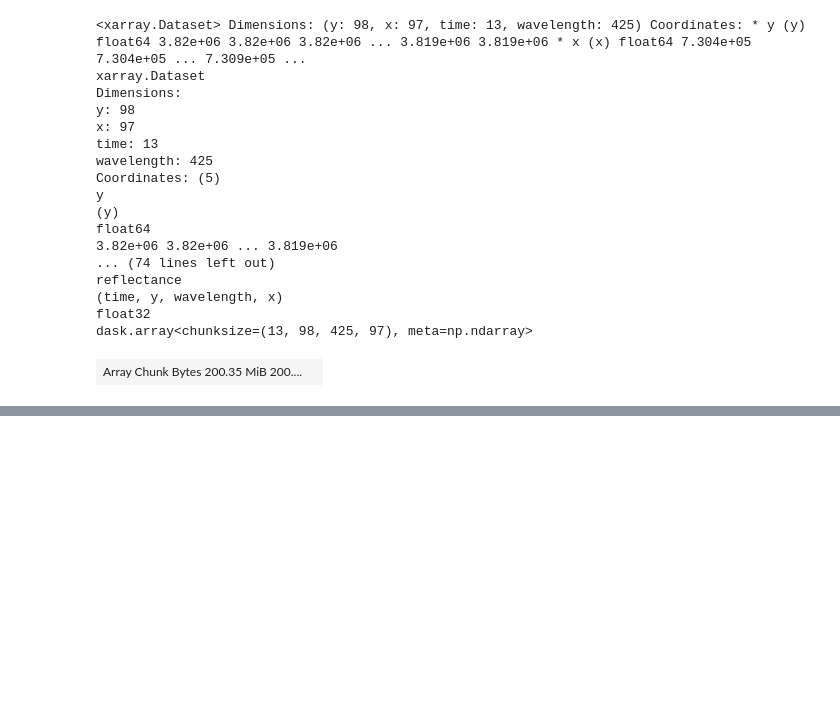
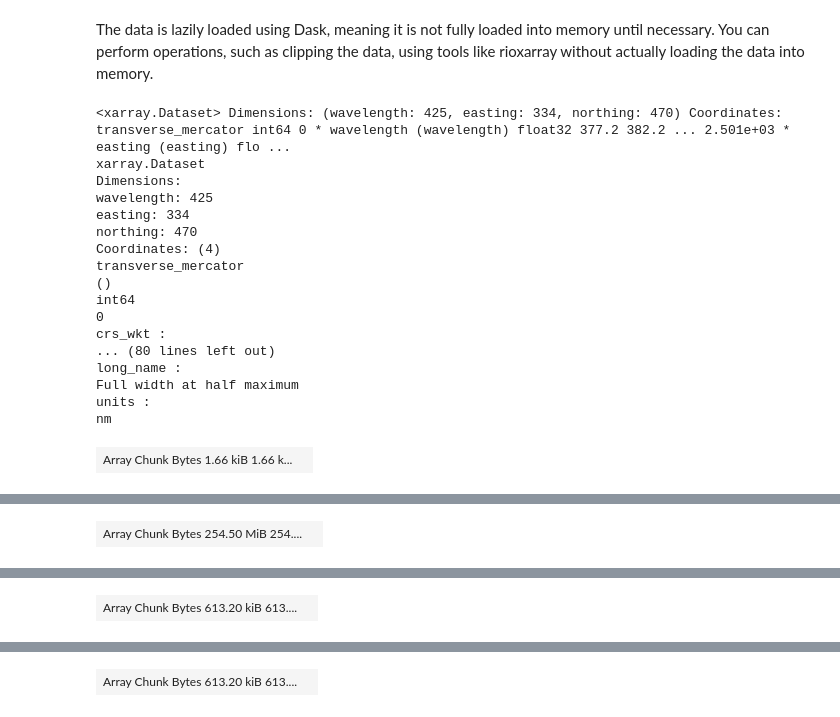
Before and after one commit to EvanDLang/SHIFT-SMCE-User-Guide, a Jupyter notebook: docs/source/notebooks/quickstart.ipynb, the cells around one changed output, grey strips where cells are left out. Drawn from its saved outputs; the diff is of its cells as text; code cells hidden in the pictures; blank space fills up the shorter version.

Commit message:
Updated the quickstart guide to reflect the shift v2 reflectance changes. Other data examples will be updated later.

```diff
--- a/docs/source/notebooks/quickstart.ipynb
+++ b/docs/source/notebooks/quickstart.ipynb
@@ -78,0 +15,26 @@ Clip the data using the Geopandas dataframe. Make sure the dataframe and the gri
+# %%
+import geopandas as gpd
+from shapely.geometry import Polygon
+
+polygon_1 = Polygon([
+    (-119.8853015 , 34.42277795),
+    (-119.86975941, 34.42312643),
+    (-119.86921817, 34.4066284 ),
+    (-119.88476322, 34.40623869),
+    (-119.8853015 , 34.42277795)
+])
+
+polygon_2 = Polygon([
+    (-119.8753015 , 34.41777795),
+    (-119.85975941, 34.41812643),
+    (-119.85921817, 34.4016284 ),
+    (-119.87476322, 34.40123869),
+    (-119.8753015 , 34.41777795)
+])
+
+# Create a GeoDataFrame
+gdf = gpd.GeoDataFrame({
+    'id': [1, 2],
+    'name': ['Polygon 1', 'Polygon 2'],
+    'geometry': [polygon_1, polygon_2]
+}, crs="EPSG:4326")
@@ -78,0 +44,10 @@ Clip the data using the Geopandas dataframe. Make sure the dataframe and the gri
+# %%
+# all dates
+find_overlap_shift_v2(gdf)
+
+# single date filter
+find_overlap_shift_v2(gdf, dates='20220316')
+
+# multiple dates filter
+flightlines = find_overlap_shift_v2(gdf, dates=['20220316', '20220914'])
+flightlines
@@ -78,0 +70,5 @@ Clip the data using the Geopandas dataframe. Make sure the dataframe and the gri
+# %%
+path = flightlines.iloc[5].path
+ds = open_shift_v2_data(path)
+ds = open_shift_v2_data(path, groups=['reflectance', 'water_vapor', 'aerosol_optical_thickness'], mask_and_scale=False)
+ds
@@ -79,22 +155,25 @@ Clip the data using the Geopandas dataframe. Make sure the dataframe and the gri
+# %% [markdown]
+The data is lazily loaded using Dask, meaning it is not fully loaded into memory until necessary.
+You can perform operations, such as clipping the data, using tools like rioxarray without actually loading the data into memory.
 # %%
-clipped = ds.rio.clip(geodf.to_crs(ds.rio.crs).geometry.values, all_touched=True)
+clipped = ds.rio.clip(gdf.to_crs(ds.rio.crs).geometry)
 clipped
 # %% [output]
-<xarray.Dataset> Dimensions: (y: 98, x: 97, time: 13, wavelength: 425) Coordinates: * y (y) float64 3.82e+06 3.82e+06 3.82e+06 ... 3.819e+06 3.819e+06 * x (x) float64 7.304e+05 7.304e+05 ... 7.309e+05 ...
+<xarray.Dataset> Dimensions: (wavelength: 425, easting: 334, northing: 470) Coordinates: transverse_mercator int64 0 * wavelength (wavelength) float32 377.2 382.2 ... 2.501e+03 * easting (easting) flo ...
 xarray.Dataset
 Dimensions:
-y: 98
-x: 97
-time: 13
 wavelength: 425
-Coordinates: (5)
-y
-(y)
-float64
-3.82e+06 3.82e+06 ... 3.819e+06
-... (74 lines left out)
-reflectance
-(time, y, wavelength, x)
-float32
-dask.array<chunksize=(13, 98, 425, 97), meta=np.ndarray>
+easting: 334
+northing: 470
+Coordinates: (4)
+transverse_mercator
+()
+int64
+0
+crs_wkt :
+... (80 lines left out)
+long_name :
+Full width at half maximum
+units :
+nm
-| Array Chunk Bytes 200.35 MiB 200.... |  |
+| Array Chunk Bytes 1.66 kiB 1.66 k... |  |
@@ -117,0 +194 @@ fwhm :
+| Array Chunk Bytes 254.50 MiB 254.... |  |
@@ -117,0 +209 @@ fwhm :
+| Array Chunk Bytes 613.20 kiB 613.... |  |
@@ -117,0 +223 @@ fwhm :
+| Array Chunk Bytes 613.20 kiB 613.... |  |
```
Also changed, not shown: parts of 28 cells of this notebook, 3 other files.
